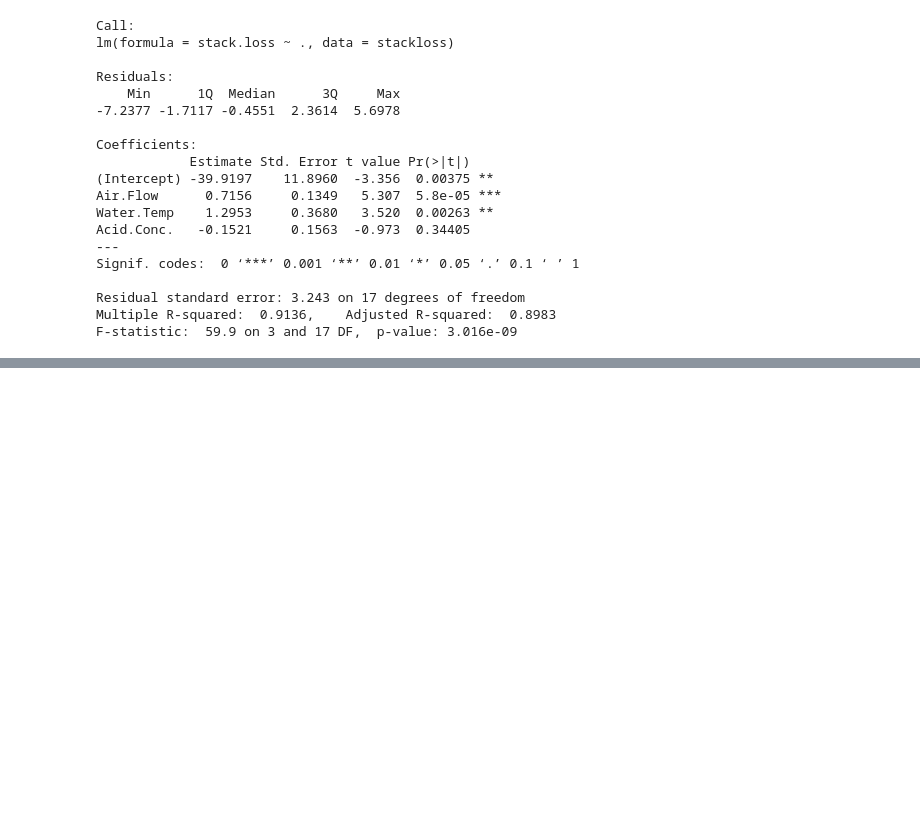
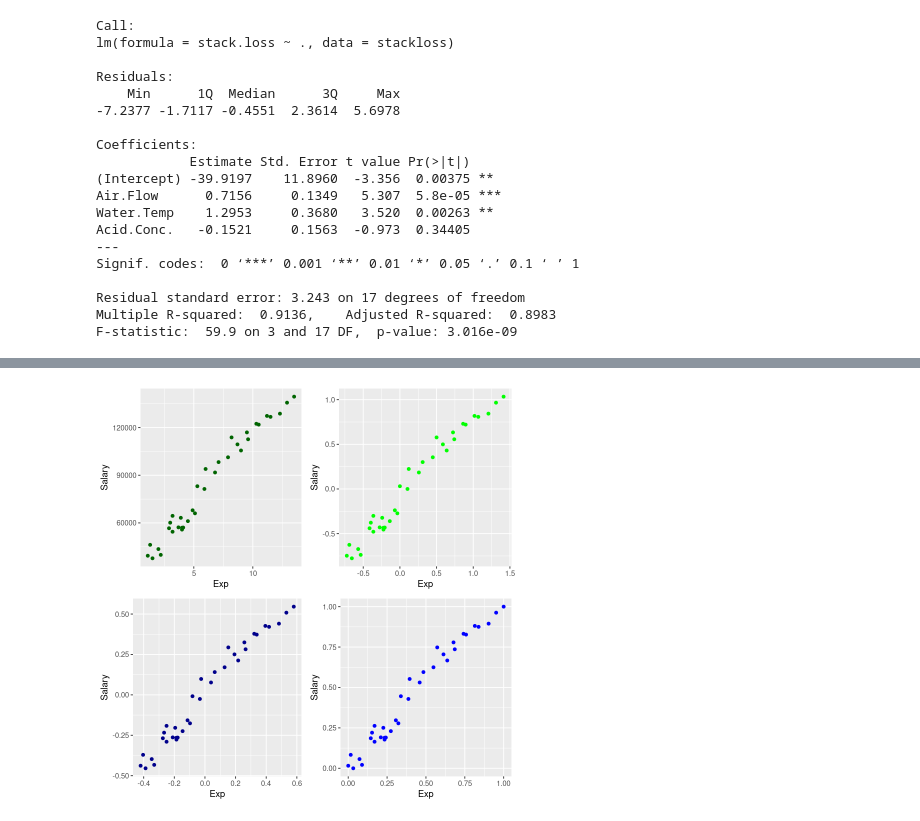
Before and after one commit to EshaanJoshiSDBI/Notes, a Jupyter notebook: Sem3/Time series Analysis/lr(R).ipynb, the cells around one changed output, grey strips where cells are left out. Drawn from its saved outputs; the diff is of its cells as text; code cells hidden in the pictures; blank space fills up the shorter version.

```diff
--- a/Sem3/Time series Analysis/lr(R).ipynb
+++ b/Sem3/Time series Analysis/lr(R).ipynb
@@ -159,0 +322,46 @@ F-statistic:  59.9 on 3 and 17 DF,  p-value: 3.016e-09
+# %%
+b = ggplot() + geom_point(norm_minmax_df,mapping=aes(Exp,Salary),color = 'darkblue')
+# %%
+c = ggplot() + geom_point(robust_df,mapping=aes(Exp,Salary),color = 'green')
+# %%
+d = ggplot() + geom_point(minmax_df,mapping=aes(Exp,Salary),color = 'blue')
+# %%
+multiplot <- function(..., plotlist=NULL, file, cols=1, layout=NULL) {
+  library(grid)
+
+  # Make a list from the ... arguments and plotlist
+  plots <- c(list(...), plotlist)
+
+  numPlots = length(plots)
+
+  # If layout is NULL, then use 'cols' to determine layout
+  if (is.null(layout)) {
+    # Make the panel
+    # ncol: Number of columns of plots
+    # nrow: Number of rows needed, calculated from # of cols
+    layout <- matrix(seq(1, cols * ceiling(numPlots/cols)),
+                    ncol = cols, nrow = ceiling(numPlots/cols))
+  }
+
+ if (numPlots==1) {
+    print(plots[[1]])
+
+  } else {
+    # Set up the page
+    grid.newpage()
+    pushViewport(viewport(layout = grid.layout(nrow(layout), ncol(layout))))
+
+    # Make each plot, in the correct location
+    for (i in 1:numPlots) {
+      # Get the i,j matrix positions of the regions that contain this subplot
+      matchidx <- as.data.frame(which(layout == i, arr.ind = TRUE))
+
+      print(plots[[i]], vp = viewport(layout.pos.row = matchidx$row,
+                                      layout.pos.col = matchidx$col))
+    }
+  }
+}
+# %%
+multiplot(a,b,c,d,cols = 2)
+# %% [output]
+[figure, added]
```
Also changed, not shown: parts of 38 cells of this notebook.
